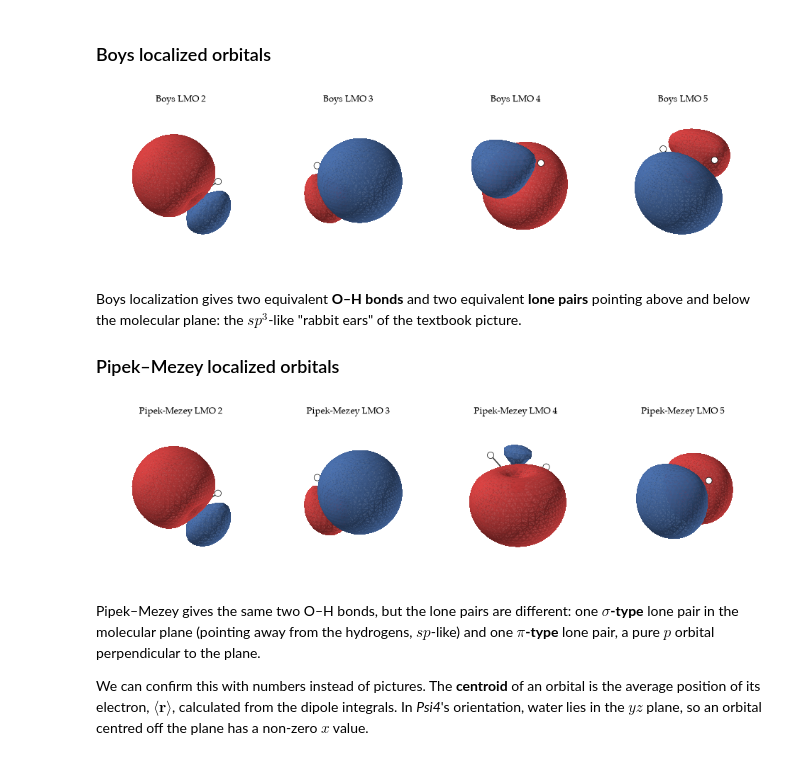
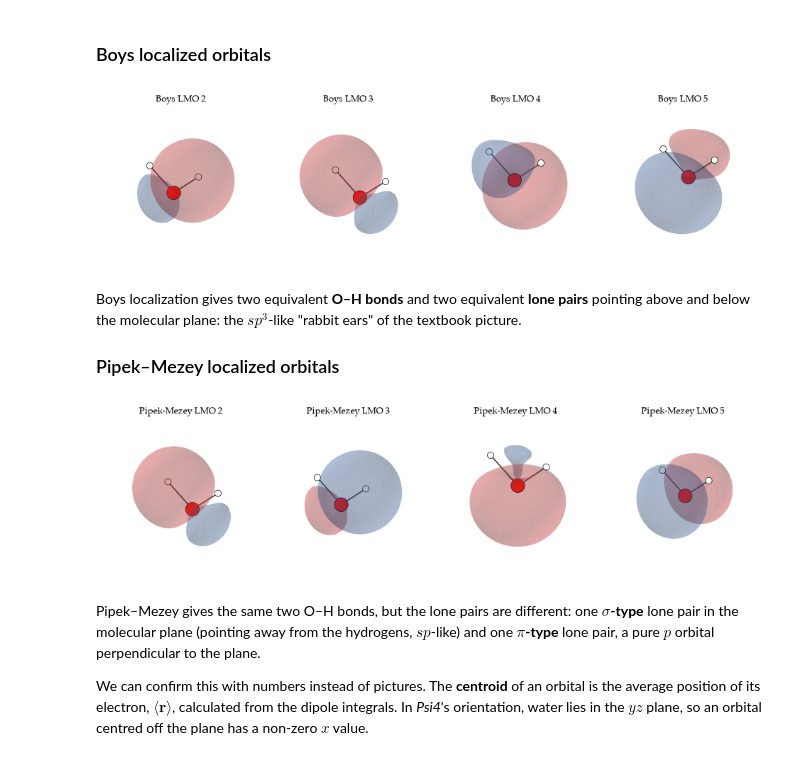
Before and after one commit to blinkletter/UsingPsi4v2, a Jupyter notebook: temp/09-molecular-orbitals.ipynb, the cells around one changed output. Drawn from its saved outputs; the diff is of its cells as text; code cells hidden in the pictures.

```diff
--- a/temp/09-molecular-orbitals.ipynb
+++ b/temp/09-molecular-orbitals.ipynb
@@ -281,18 +281,18 @@ PIPEK_MEZEY  largest difference in the density matrix: 4.4e-16
 # %%
 lmos = range(2, 6)          # orbital 1 is the O 1s core
 ph.show_orbitals([cube_dir / f"LMO_{i}_BOYS{i}.cube" for i in lmos],
-                 titles=[f"Boys LMO {i}" for i in lmos], mol=water, interactive=INTERACTIVE)
+                 titles=[f"Boys LMO {i}" for i in lmos], mol=water, interactive=INTERACTIVE, transparency=0.75)
 # %% [output]
-[figure, old version]
+[figure, new version]
 # %% [markdown]
 Boys localization gives two equivalent **O–H bonds** and two equivalent **lone pairs** pointing above and below the molecular plane: the $sp^3$-like "rabbit ears" of the textbook picture.
 
 ### Pipek–Mezey localized orbitals
 # %%
 ph.show_orbitals([cube_dir / f"LMO_{i}_PIPEK_MEZEY{i}.cube" for i in lmos],
-                 titles=[f"Pipek-Mezey LMO {i}" for i in lmos], mol=water, interactive=INTERACTIVE)
+                 titles=[f"Pipek-Mezey LMO {i}" for i in lmos], mol=water, interactive=INTERACTIVE, transparency=0.75)
 # %% [output]
-[figure, old version]
+[figure, new version]
 # %% [markdown]
 Pipek–Mezey gives the same two O–H bonds, but the lone pairs are different: one **$\sigma$-type** lone pair in the molecular plane (pointing away from the hydrogens, $sp$-like) and one **$\pi$-type** lone pair, a pure $p$ orbital perpendicular to the plane.
 
```
Also changed, not shown: parts of 2 cells of this notebook, 5 other files.
